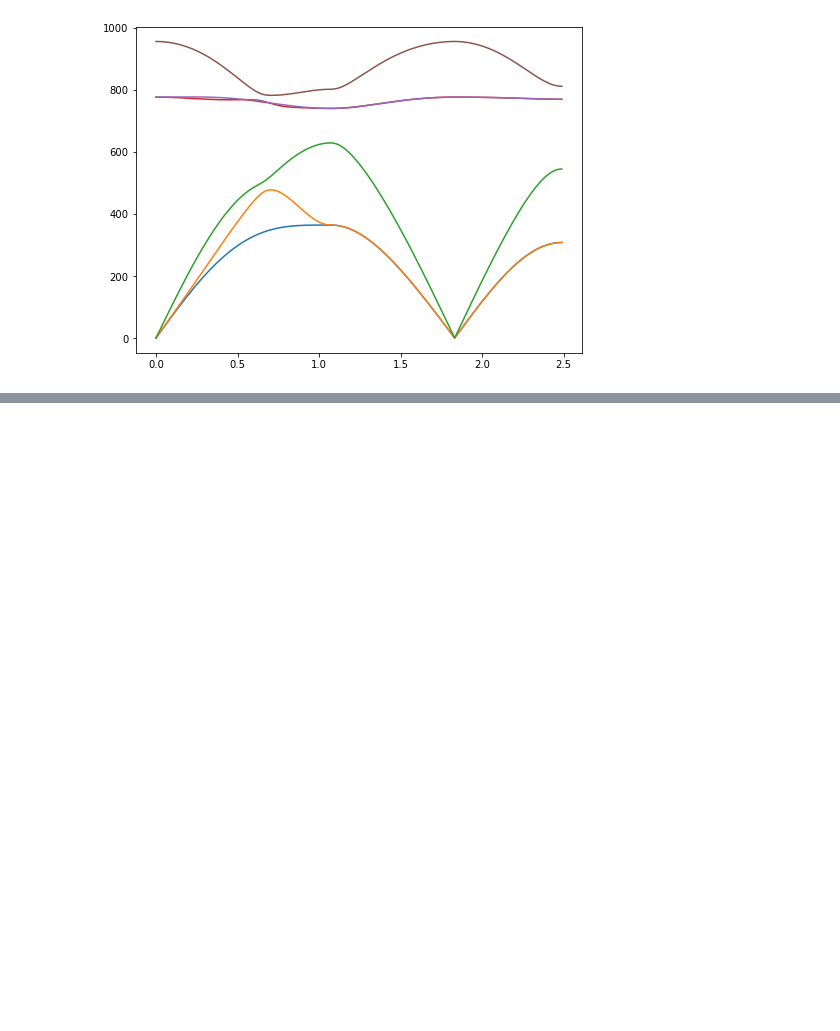
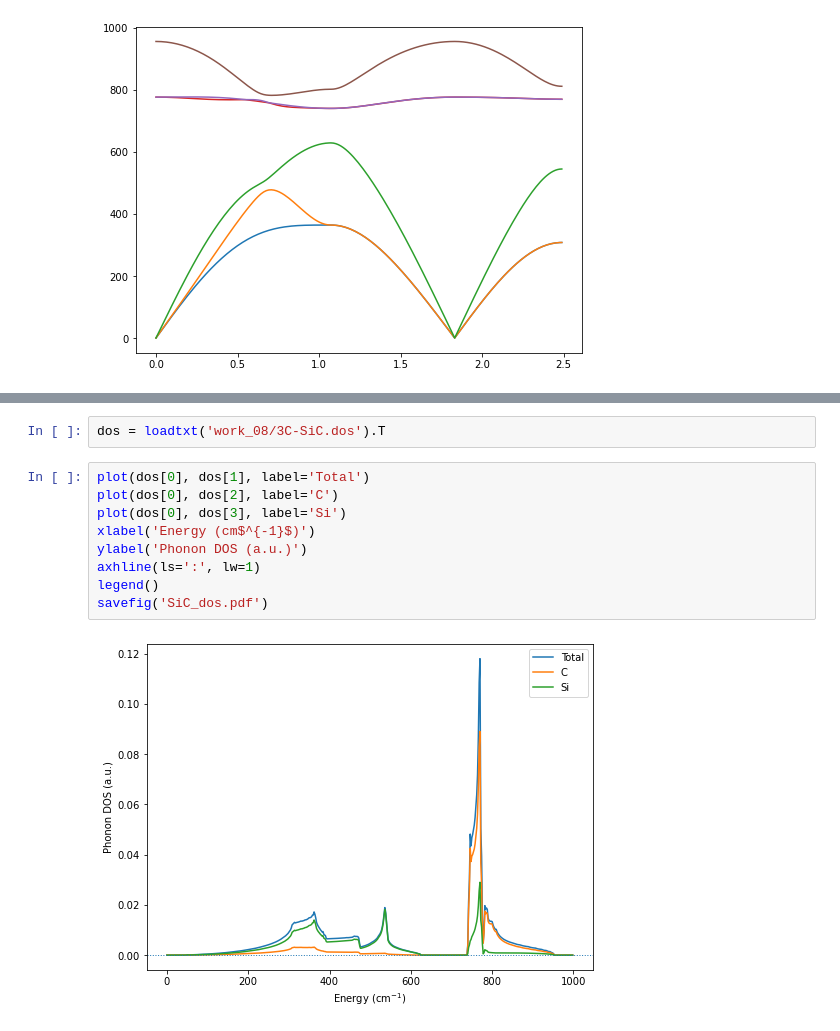
Before and after one commit to jochym/abinitio-methods, a Jupyter notebook: 08_Lattice_Dynamics.ipynb, the cells around one changed output, grey strips where cells are left out. Drawn from its saved outputs; the diff is of its cells as text; blank space fills up the shorter version.

```diff
--- a/08_Lattice_Dynamics.ipynb
+++ b/08_Lattice_Dynamics.ipynb
@@ -266,0 +273,13 @@ savefig('SiC_phonons.pdf');
+# %%
+dos = loadtxt('work_08/3C-SiC.dos').T
+# %%
+plot(dos[0], dos[1], label='Total')
+plot(dos[0], dos[2], label='C')
+plot(dos[0], dos[3], label='Si')
+xlabel('Energy (cm$^{-1}$)')
+ylabel('Phonon DOS (a.u.)')
+axhline(ls=':', lw=1)
+legend()
+savefig('SiC_dos.pdf')
+# %% [output]
+[figure, added]
```
Also changed, not shown: parts of 3 cells of this notebook, 1 other file.
